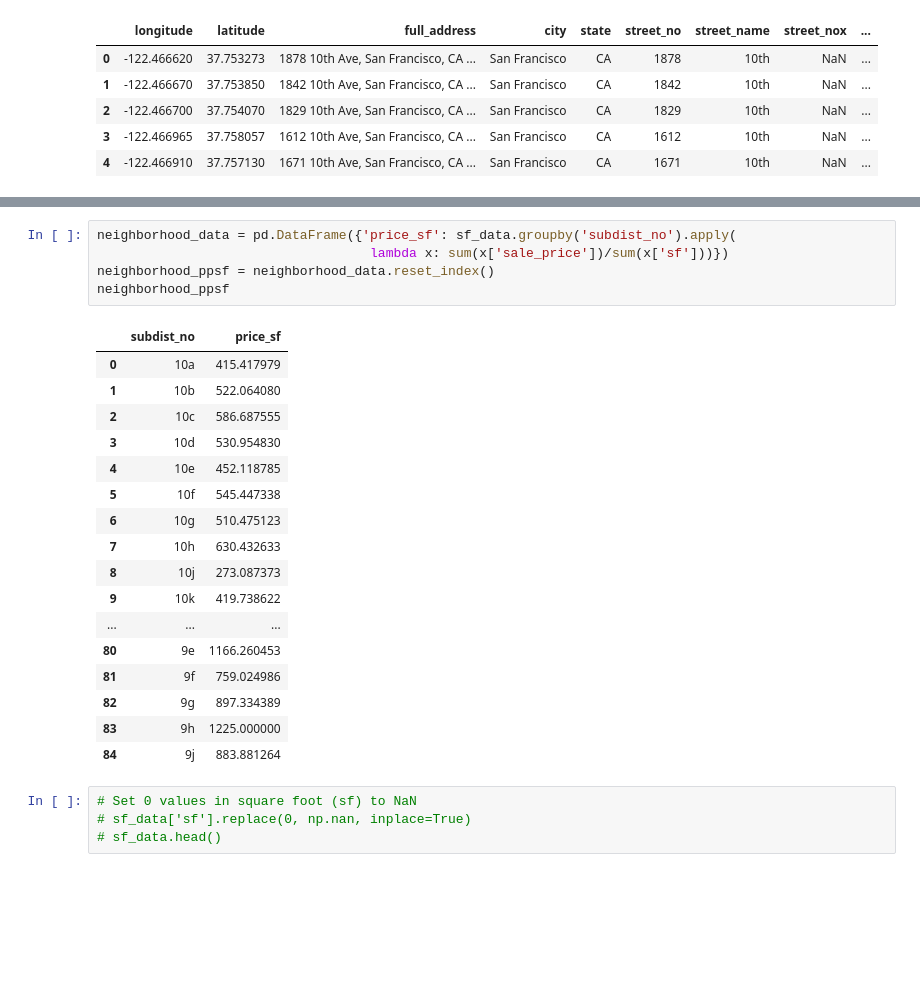
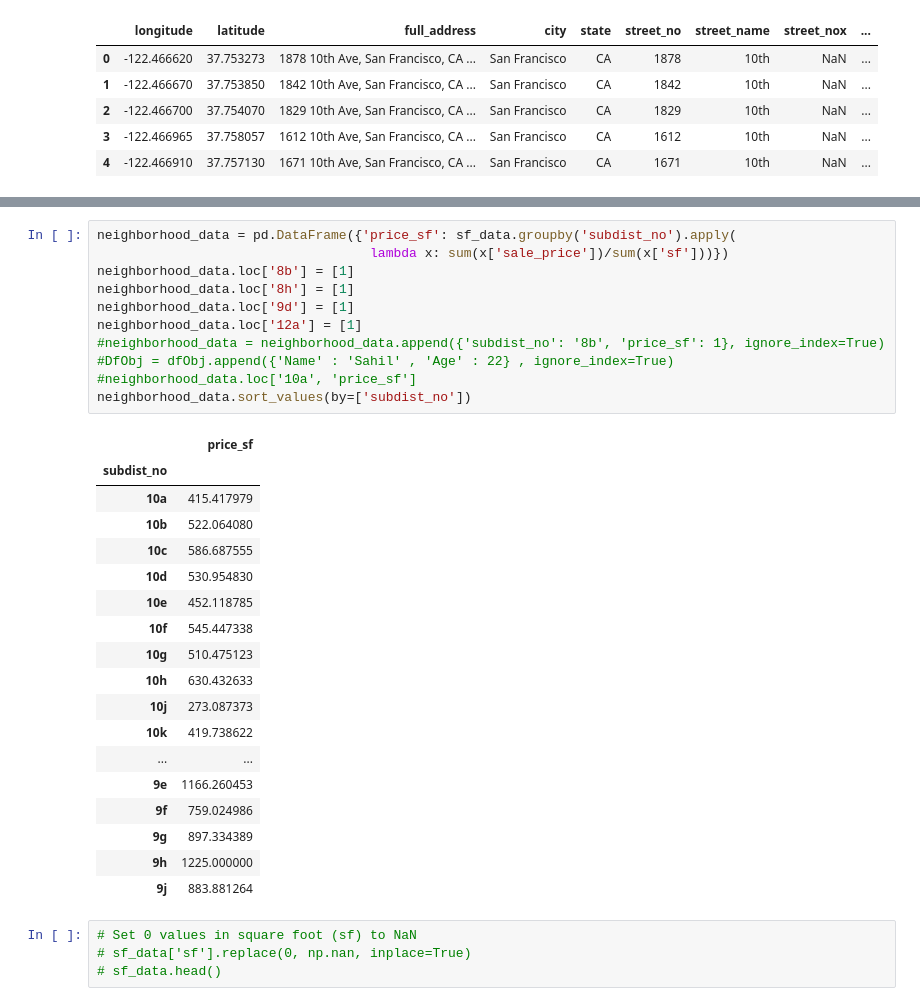
Before and after one commit to Ahdeny/SF_Real_Estate_Project, a Jupyter notebook: SF Map Code Test.ipynb, the cells around one changed output, grey strips where cells are left out. Drawn from its saved outputs; the diff is of its cells as text; blank space fills up the shorter version.

```diff
--- a/SF Map Code Test.ipynb
+++ b/SF Map Code Test.ipynb
@@ -128,29 +128,35 @@ sf_data.head()
 | 2 | -122.466700 | 37.754070 | 1829 10th Ave, San Francisco, CA ... | San Francisco | CA | 1829 | 10th | NaN | ... |
 | 3 | -122.466965 | 37.758057 | 1612 10th Ave, San Francisco, CA ... | San Francisco | CA | 1612 | 10th | NaN | ... |
 | 4 | -122.466910 | 37.757130 | 1671 10th Ave, San Francisco, CA ... | San Francisco | CA | 1671 | 10th | NaN | ... |
-# %%
-neighborhood_data = pd.DataFrame({'price_sf': sf_data.groupby('subdist_no').apply(
-                                   lambda x: sum(x['sale_price'])/sum(x['sf']))})
-neighborhood_ppsf = neighborhood_data.reset_index()
-neighborhood_ppsf
-# %% [output]
-|  | subdist_no | price_sf |
-| 0 | 10a | 415.417979 |
-| 1 | 10b | 522.064080 |
-| 2 | 10c | 586.687555 |
-| 3 | 10d | 530.954830 |
-| 4 | 10e | 452.118785 |
-| 5 | 10f | 545.447338 |
-| 6 | 10g | 510.475123 |
-| 7 | 10h | 630.432633 |
-| 8 | 10j | 273.087373 |
-| 9 | 10k | 419.738622 |
-| ... | ... | ... |
-| 80 | 9e | 1166.260453 |
-| 81 | 9f | 759.024986 |
-| 82 | 9g | 897.334389 |
-| 83 | 9h | 1225.000000 |
-| 84 | 9j | 883.881264 |
+# %%
+neighborhood_data = pd.DataFrame({'price_sf': sf_data.groupby('subdist_no').apply(
+                                   lambda x: sum(x['sale_price'])/sum(x['sf']))})
+neighborhood_data.loc['8b'] = [1]
+neighborhood_data.loc['8h'] = [1]
+neighborhood_data.loc['9d'] = [1]
+neighborhood_data.loc['12a'] = [1]
+#neighborhood_data = neighborhood_data.append({'subdist_no': '8b', 'price_sf': 1}, ignore_index=True) #DfObj = dfObj.append({'Name' : 'Sahil' , 'Age' : 22} , ignore_index=True)
+#neighborhood_data.loc['10a', 'price_sf']
+neighborhood_data.sort_values(by=['subdist_no'])
+# %% [output]
+|  | price_sf |
+| subdist_no |  |
+| 10a | 415.417979 |
+| 10b | 522.064080 |
+| 10c | 586.687555 |
+| 10d | 530.954830 |
+| 10e | 452.118785 |
+| 10f | 545.447338 |
+| 10g | 510.475123 |
+| 10h | 630.432633 |
+| 10j | 273.087373 |
+| 10k | 419.738622 |
+| ... | ... |
+| 9e | 1166.260453 |
+| 9f | 759.024986 |
+| 9g | 897.334389 |
+| 9h | 1225.000000 |
+| 9j | 883.881264 |
 # %%
 # Set 0 values in square foot (sf) to NaN
 # sf_data['sf'].replace(0, np.nan, inplace=True)
```
Also changed, not shown: parts of 3 cells of this notebook.
